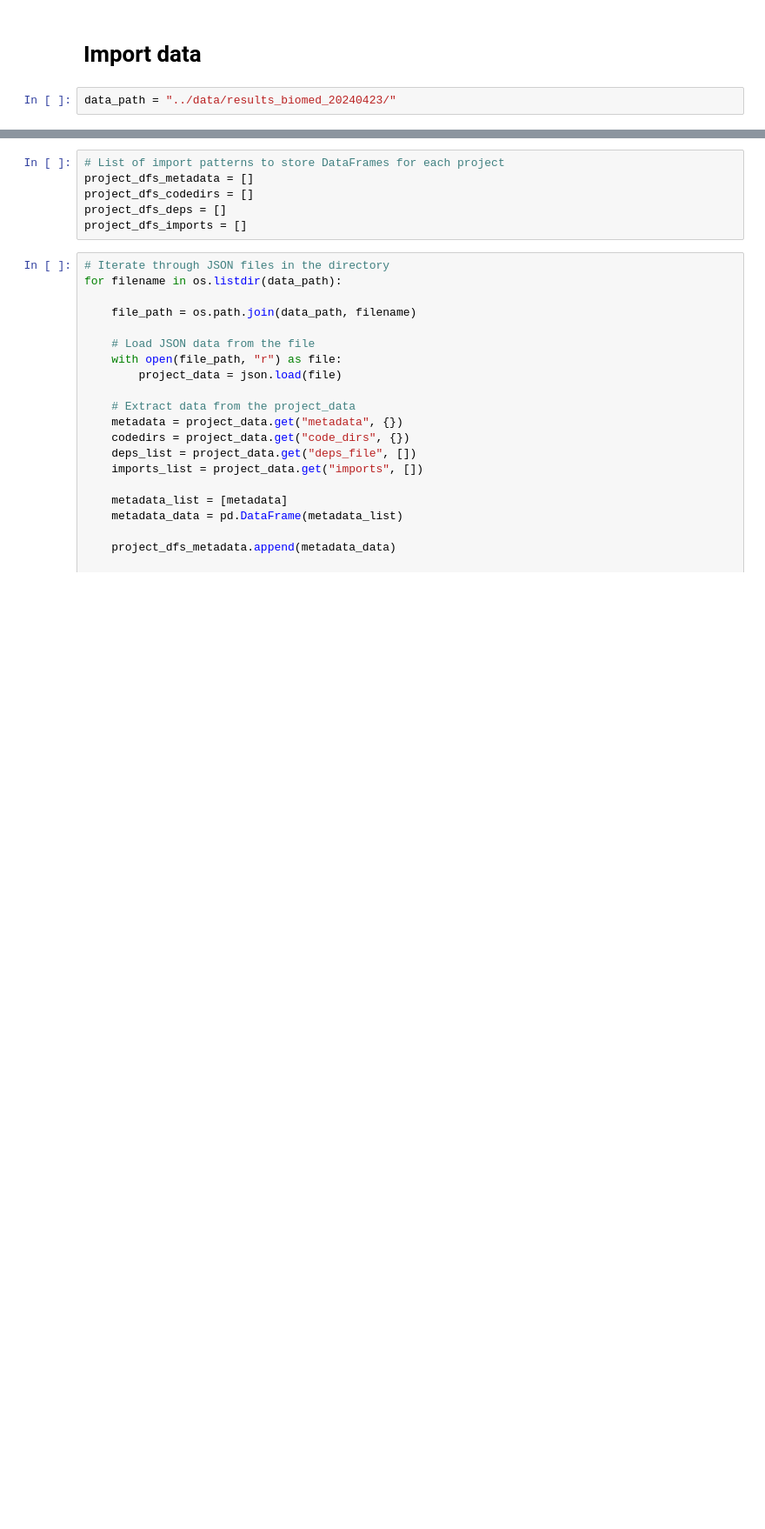
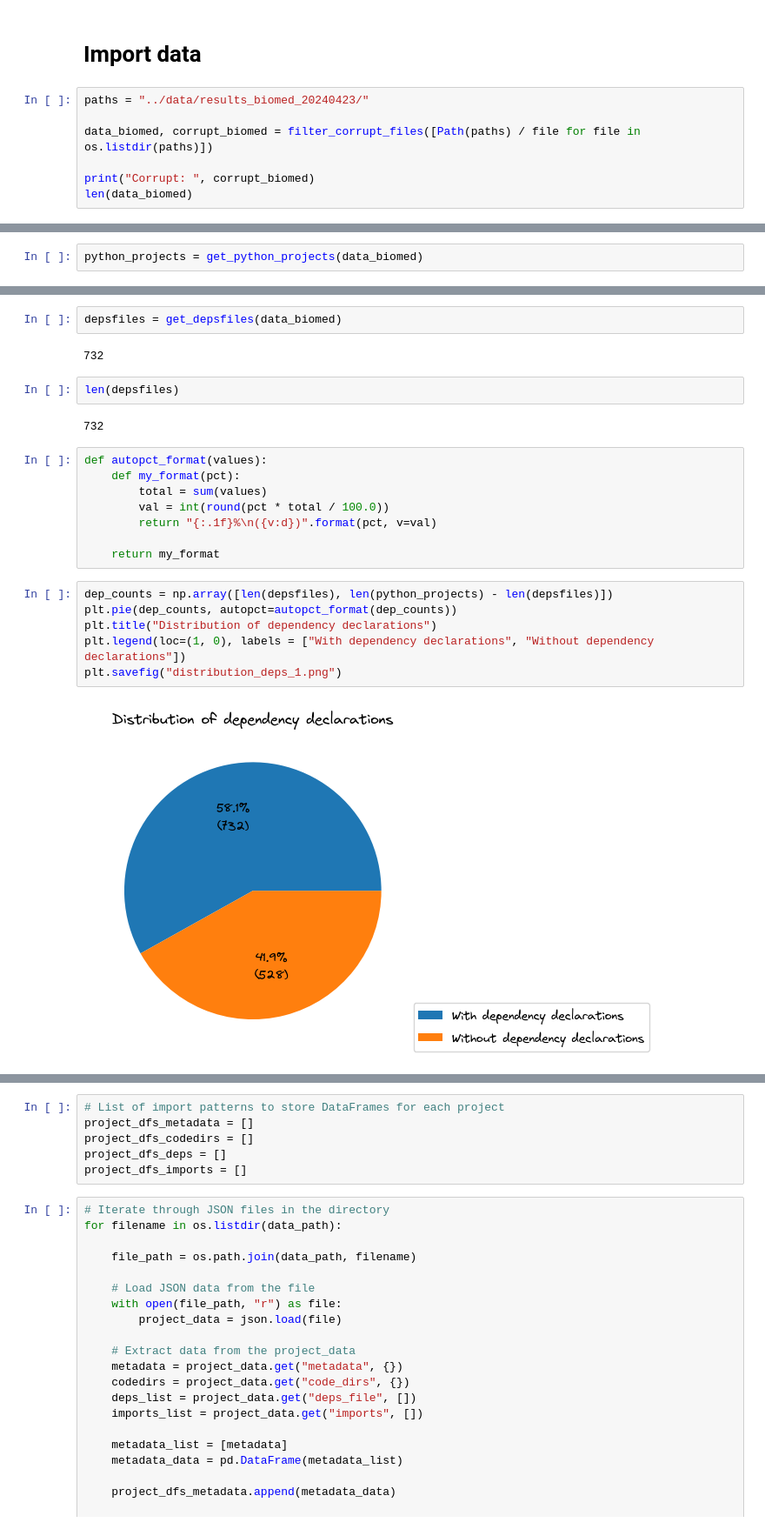
Before and after one commit to tweag/FawltyDeps-analysis, a Jupyter notebook: notebooks/results-biomedical.ipynb, the cells around one changed output, grey strips where cells are left out. Shown at 87% size. Saved outputs shown, nothing was run; the diff lists cells and outputs as text; blank space fills up the shorter version.

```diff
--- a/notebooks/results-biomedical.ipynb
+++ b/notebooks/results-biomedical.ipynb
@@ -23,4 +25,9 @@ matplotlib.rc("font", **font)
 # %% [markdown]
 # Import data
 # %%
-data_path = "../data/results_biomed_20240423/"
+paths = "../data/results_biomed_20240423/"
+
+data_biomed, corrupt_biomed = filter_corrupt_files([Path(paths) / file for file in os.listdir(paths)])
+
+print("Corrupt: ", corrupt_biomed)
+len(data_biomed)
@@ -26,0 +56,2 @@ data_path = "../data/results_biomed_20240423/"
+# %%
+python_projects = get_python_projects(data_biomed)
@@ -26,0 +79,24 @@ data_path = "../data/results_biomed_20240423/"
+# %%
+depsfiles = get_depsfiles(data_biomed)
+# %% [output]
+732
+# %%
+len(depsfiles)
+# %% [output]
+732
+# %%
+def autopct_format(values):
+    def my_format(pct):
+        total = sum(values)
+        val = int(round(pct * total / 100.0))
+        return "{:.1f}%\n({v:d})".format(pct, v=val)
+
+    return my_format
+# %%
+dep_counts = np.array([len(depsfiles), len(python_projects) - len(depsfiles)])
+plt.pie(dep_counts, autopct=autopct_format(dep_counts))
+plt.title("Distribution of dependency declarations")
+plt.legend(loc=(1, 0), labels = ["With dependency declarations", "Without dependency declarations"])
+plt.savefig("distribution_deps_1.png")
+# %% [output]
+[figure, added]
```
Also changed, not shown: parts of 14 cells of this notebook.
